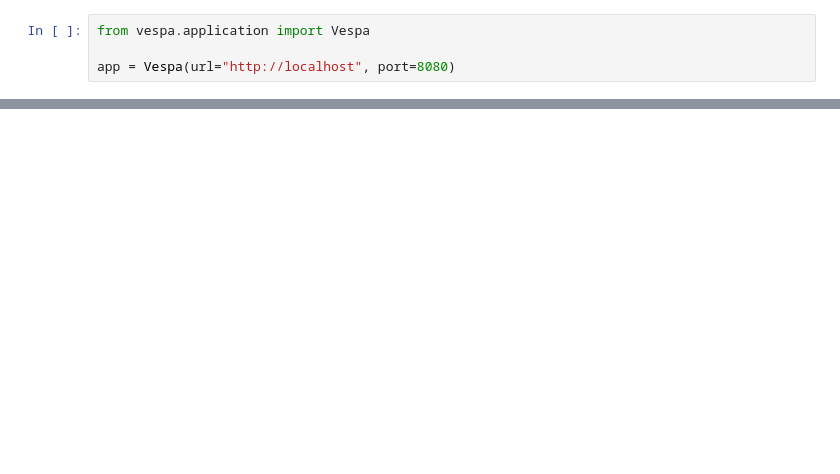
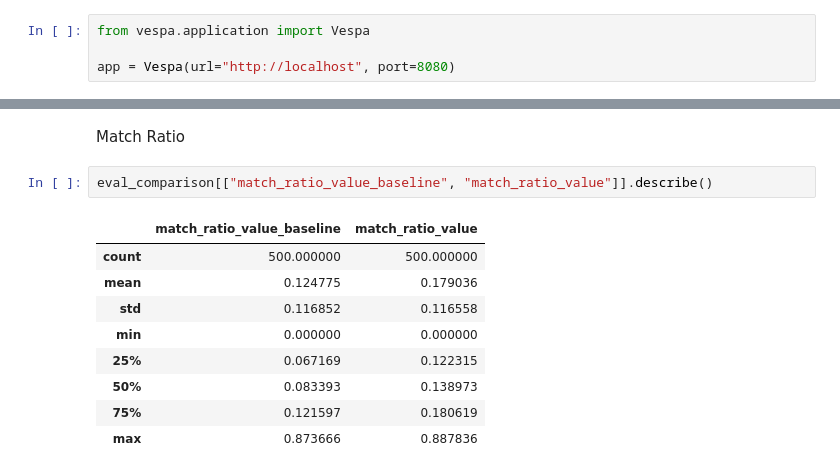
Before and after one commit to thigm85/blog, a Jupyter notebook: _notebooks/2020-05-15-msmarco-evaluation.ipynb, the cells around one changed output, grey strips where cells are left out. Drawn from its saved outputs; the diff is of its cells as text; blank space fills up the shorter version.

```diff
--- a/_notebooks/2020-05-15-msmarco-evaluation.ipynb
+++ b/_notebooks/2020-05-15-msmarco-evaluation.ipynb
@@ -31,0 +145,14 @@ app.query(query="this is a test", query_model=query_model)
+# %% [markdown]
+Match Ratio
+# %%
+eval_comparison[["match_ratio_value_baseline", "match_ratio_value"]].describe()
+# %% [output]
+|  | match_ratio_value_baseline | match_ratio_value |
+| count | 500.000000 | 500.000000 |
+| mean | 0.124775 | 0.179036 |
+| std | 0.116852 | 0.116558 |
+| min | 0.000000 | 0.000000 |
+| 25% | 0.067169 | 0.122315 |
+| 50% | 0.083393 | 0.138973 |
+| 75% | 0.121597 | 0.180619 |
+| max | 0.873666 | 0.887836 |
```
Also changed, not shown: parts of 43 cells of this notebook.
